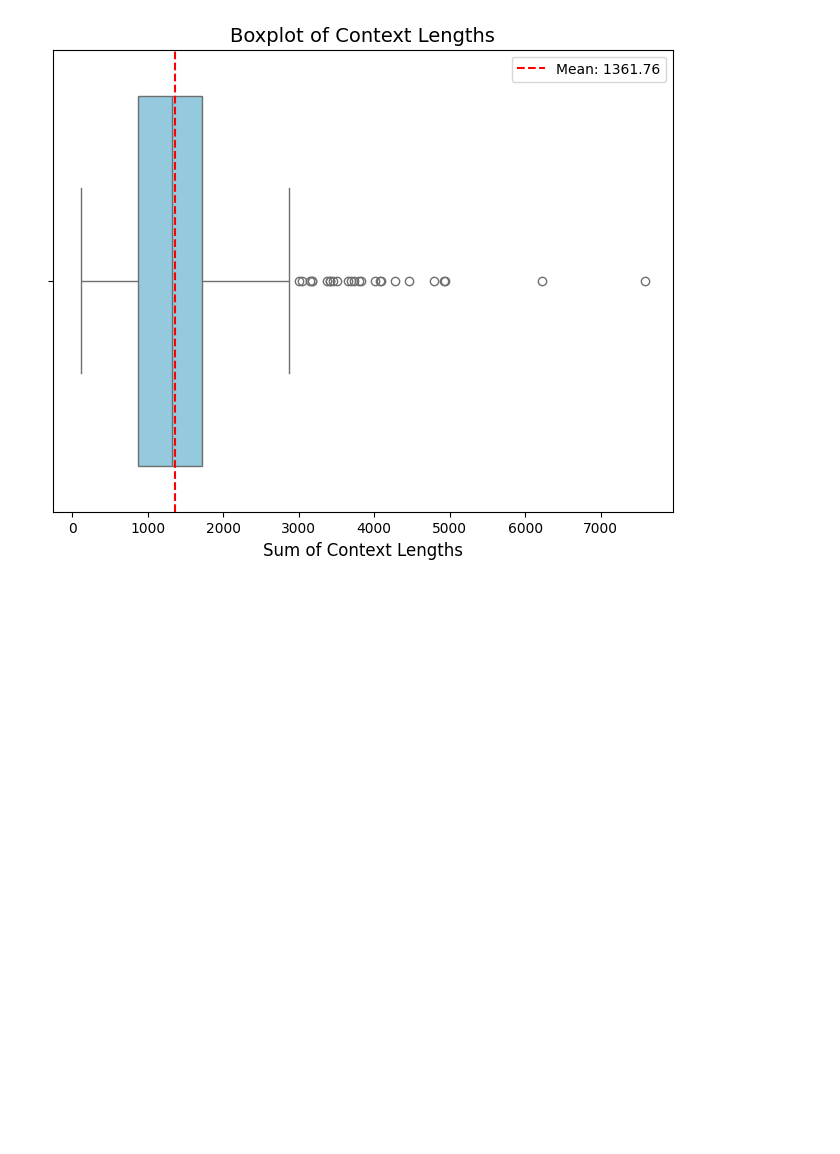
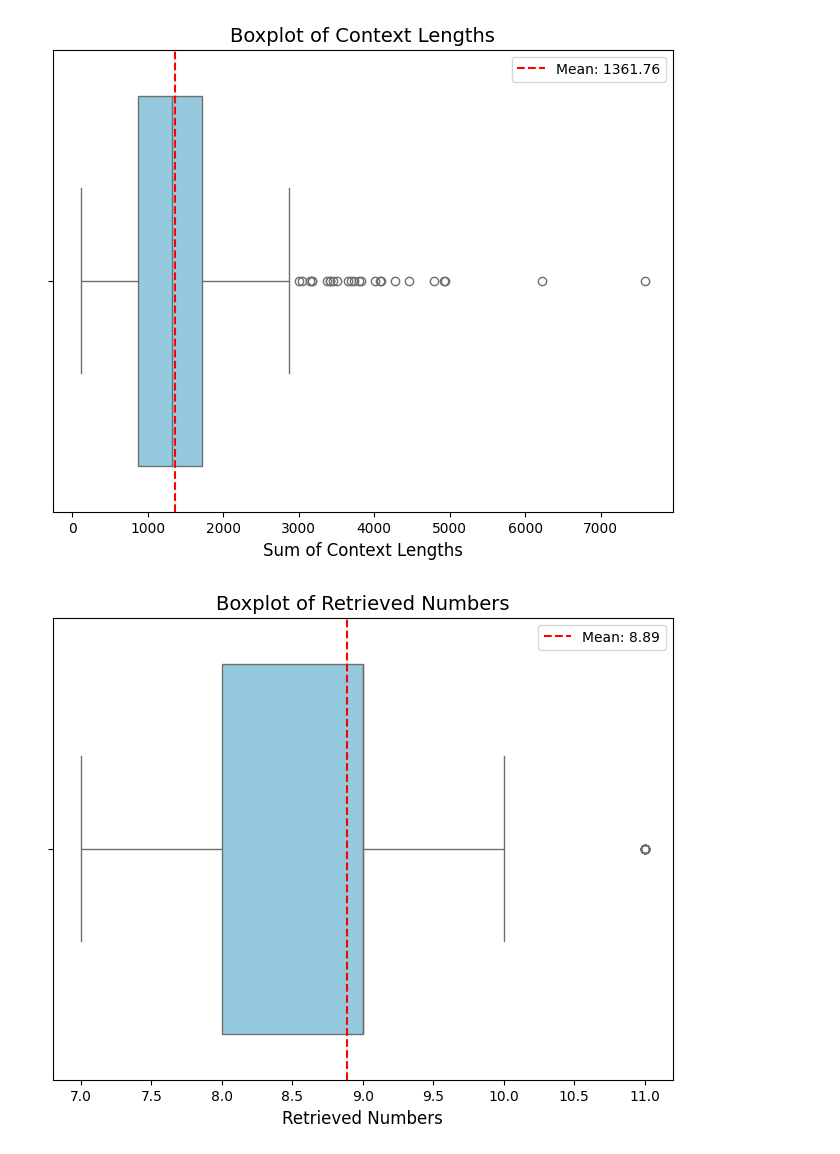
Before and after one commit to zz9tf/Fine-Tuned-GPT-2-with-articles-ground-truth, a Jupyter notebook: code/llamaIndex/experiment/step_4_generate_dataset/utils.ipynb, the cells around one changed output. Cells and saved outputs as stored; diff of their text form; code cells hidden in the pictures; blank space fills up the shorter version.

```diff
--- a/code/llamaIndex/experiment/step_4_generate_dataset/utils.ipynb
+++ b/code/llamaIndex/experiment/step_4_generate_dataset/utils.ipynb
@@ -125,10 +125,33 @@ plt.show()
 import json
 import pandas as pd
 
-file_path = "./dataset/gpt-4o-batch-all-target_with_predictor_retrieved_contexts_dataset_condition_2.jsonl"
+file_path = "./datasets/gpt-4o-batch-all-target_all-level_retrieved_contexts_dataset_condition_2.jsonl"
 
 # Read the JSONL file line by line and convert it into a list of dictionaries
-data = []
+retrieved_nums = []
 with open(file_path, 'r') as file:
     for line in file:
-        data.append(json.loads(line.strip()))  # Parse each line as JSON and add it to the list
+        data = json.loads(line.strip())  # Parse each line as JSON and add it to the list
+        retrieved_nums.append(len(data['context']))
+# %%
+import matplotlib.pyplot as plt
+import seaborn as sns
+
+mean_length = sum(retrieved_nums)/len(retrieved_nums)
+
+# Plot the boxplot
+plt.figure(figsize=(8, 6))
+sns.boxplot(x=retrieved_nums, color="skyblue")
+
+# Display the mean value as a vertical line
+plt.axvline(mean_length, color='red', linestyle='--', label=f'Mean: {mean_length:.2f}')
+
+# Add titles and labels
+plt.title("Boxplot of Retrieved Numbers", fontsize=14)
+plt.xlabel("Retrieved Numbers", fontsize=12)
+plt.legend()
+
+# Show the plot
+plt.show()
+# %% [output]
+[figure, added]
```
Also changed, not shown: 4 other files.
